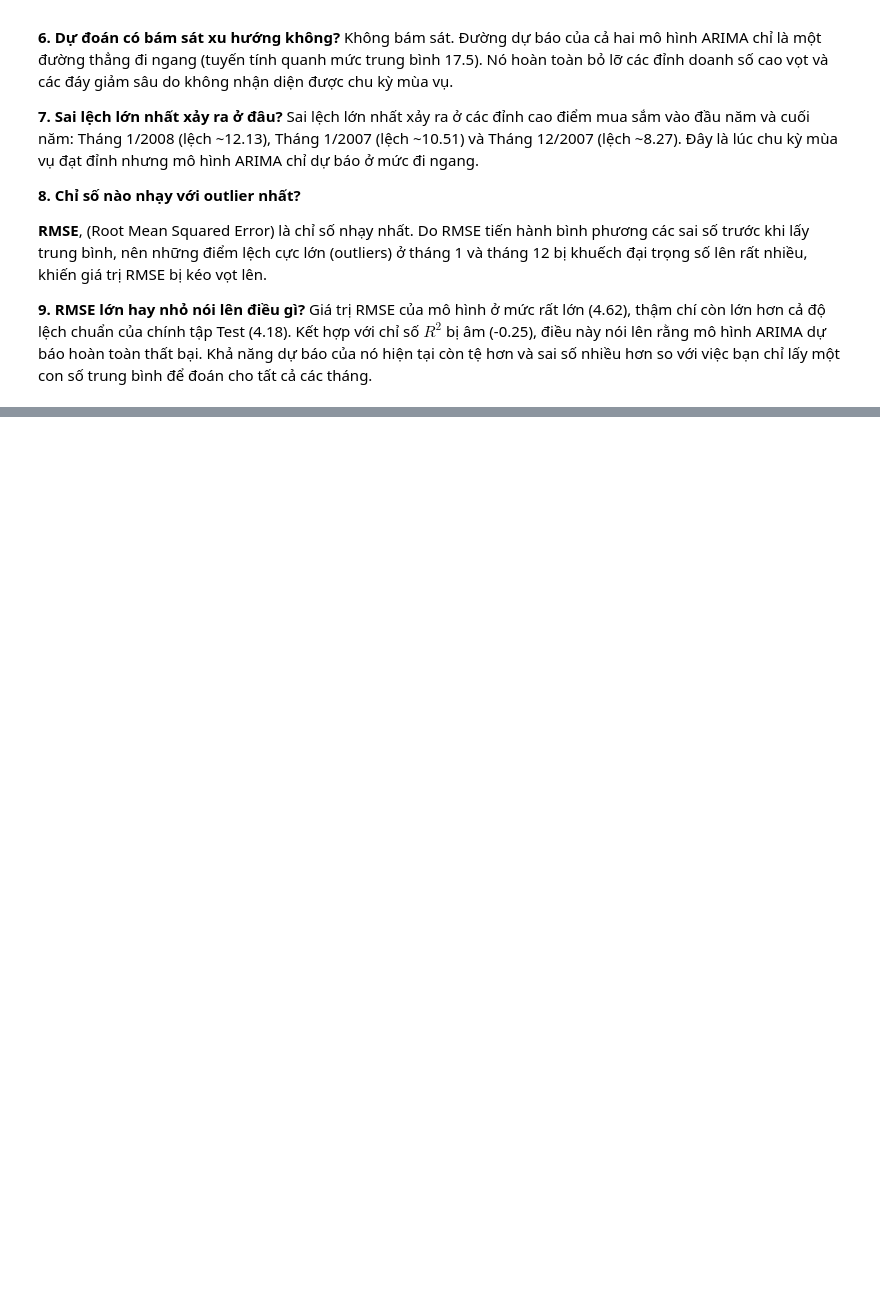
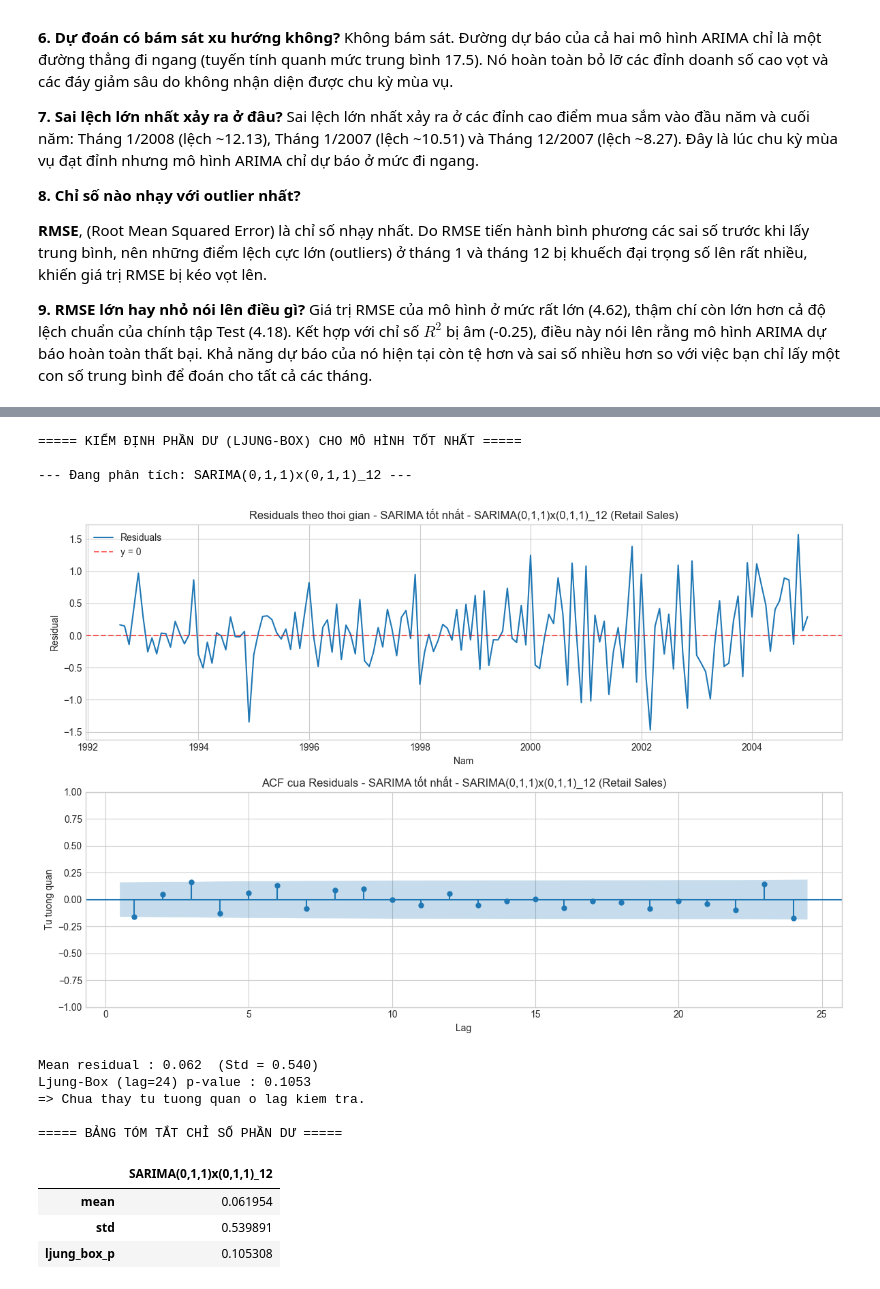
Before and after one commit to OrangkillEmily/Lab_TimeSeries, a Jupyter notebook: notebooks/lab02/Lab02_TimeSeries_Dataset1.ipynb, the cells around one changed output, grey strips where cells are left out. Cells and saved outputs as stored; diff of their text form; code cells hidden in the pictures; blank space fills up the shorter version.

```diff
--- a/notebooks/lab02/Lab02_TimeSeries_Dataset1.ipynb
+++ b/notebooks/lab02/Lab02_TimeSeries_Dataset1.ipynb
@@ -778,0 +923,44 @@ Giá trị RMSE của mô hình ở mức rất lớn (4.62), thậm chí còn l
+# %%
+print("===== KIỂM ĐỊNH PHẦN DƯ (LJUNG-BOX) CHO MÔ HÌNH TỐT NHẤT =====")
+1
+model_name = 'SARIMA(0,1,1)x(0,1,1)_12'
+order_tuple = (0, 1, 1)
+
+print(f"\n--- Đang phân tích: {model_name} ---")
+best_model_result = fitted_models[model_name]
+
+# 2. Tạo tên file ảnh an toàn
+safe_name = model_name.replace('(', '_').replace(')', '_').replace(',', '_')
+save_file_path = str(fig_dir / f"Dataset1_{safe_name}_residuals.png")
+
+# 3. Chạy hàm chẩn đoán từ modeling.py
+diag_summary = residual_diagnostics(
+    result=best_model_result,
+    order=order_tuple,
+    lags=24,
+    # [TINH CHỈNH 3]: Thêm bối cảnh Retail Sales vào tiêu đề
+    title=f"SARIMA tốt nhất - {model_name} (Retail Sales)",
+    save_path=save_file_path,
+    n_skip=13 # Bỏ qua 13 phần dư đầu (d=1, D=1, s=12)
+)
+
+# 4. Lưu và hiển thị kết quả dưới dạng bảng (DataFrame)
+diag_results = {model_name: diag_summary}
+diag_df = pd.DataFrame(diag_results)
+
+print("\n===== BẢNG TÓM TẮT CHỈ SỐ PHẦN DƯ =====")
+display(diag_df)
+# %% [output]
+===== KIỂM ĐỊNH PHẦN DƯ (LJUNG-BOX) CHO MÔ HÌNH TỐT NHẤT =====
+
+--- Đang phân tích: SARIMA(0,1,1)x(0,1,1)_12 ---
+[figure, added]
+Mean residual : 0.062  (Std = 0.540)
+Ljung-Box (lag=24) p-value : 0.1053
+=> Chua thay tu tuong quan o lag kiem tra.
+
+===== BẢNG TÓM TẮT CHỈ SỐ PHẦN DƯ =====
+|  | SARIMA(0,1,1)x(0,1,1)_12 |
+| mean | 0.061954 |
+| std | 0.539891 |
+| ljung_box_p | 0.105308 |
```
Also changed, not shown: parts of 7 cells of this notebook, 9 other files.
